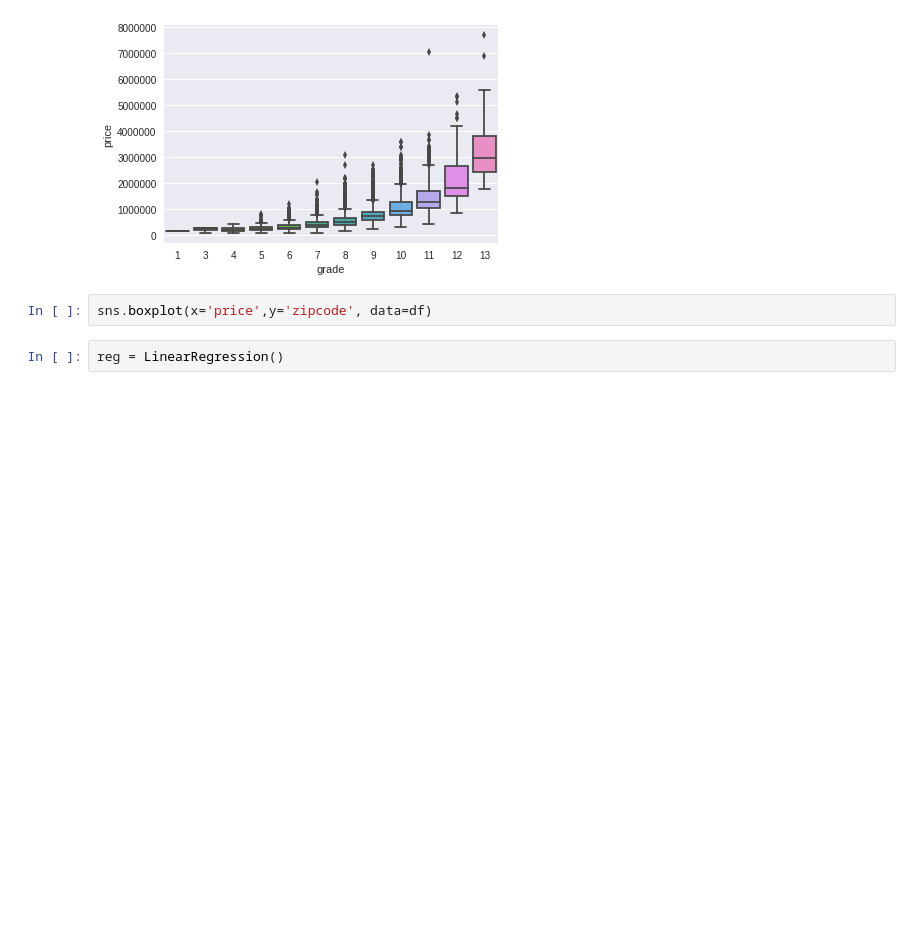
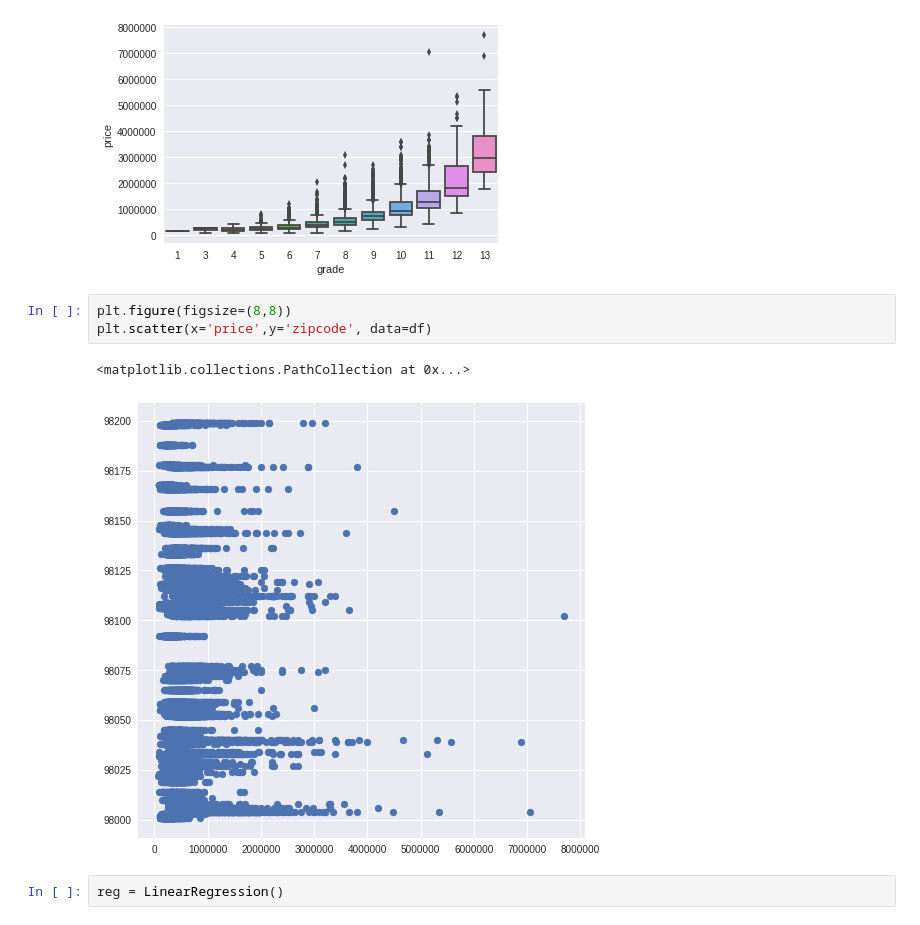
Before and after one commit to harjeevansingh/ML_ON1Acadview, a Jupyter notebook: assignment_8.ipynb, the cells around one changed output. Drawn from its saved outputs; the diff is of its cells as text; blank space fills up the shorter version.

```diff
--- a/assignment_8.ipynb
+++ b/assignment_8.ipynb
@@ -67,7 +67,11 @@ sns.boxplot(x='grade', y='price', data=df)
 <matplotlib.axes._subplots.AxesSubplot at 0x...>
 [figure]
 # %%
-sns.boxplot(x='price',y='zipcode', data=df)
+plt.figure(figsize=(8,8))
+plt.scatter(x='price',y='zipcode', data=df)
+# %% [output]
+<matplotlib.collections.PathCollection at 0x...>
+[figure, added]
 # %%
 reg = LinearRegression()
 # %%
```
